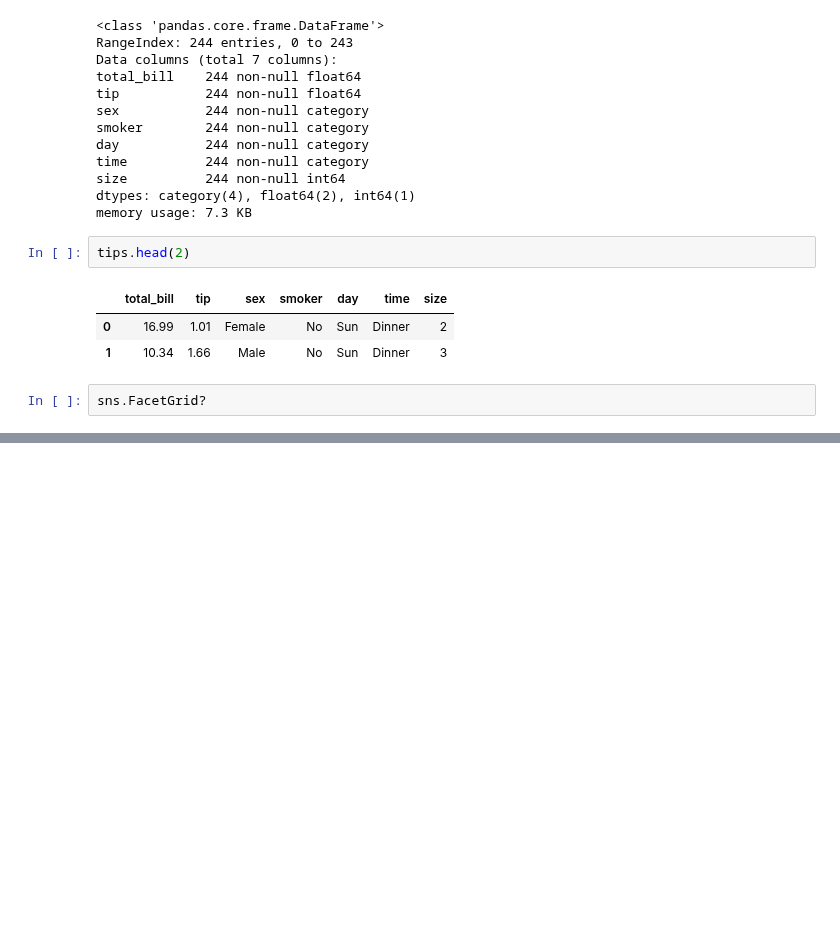
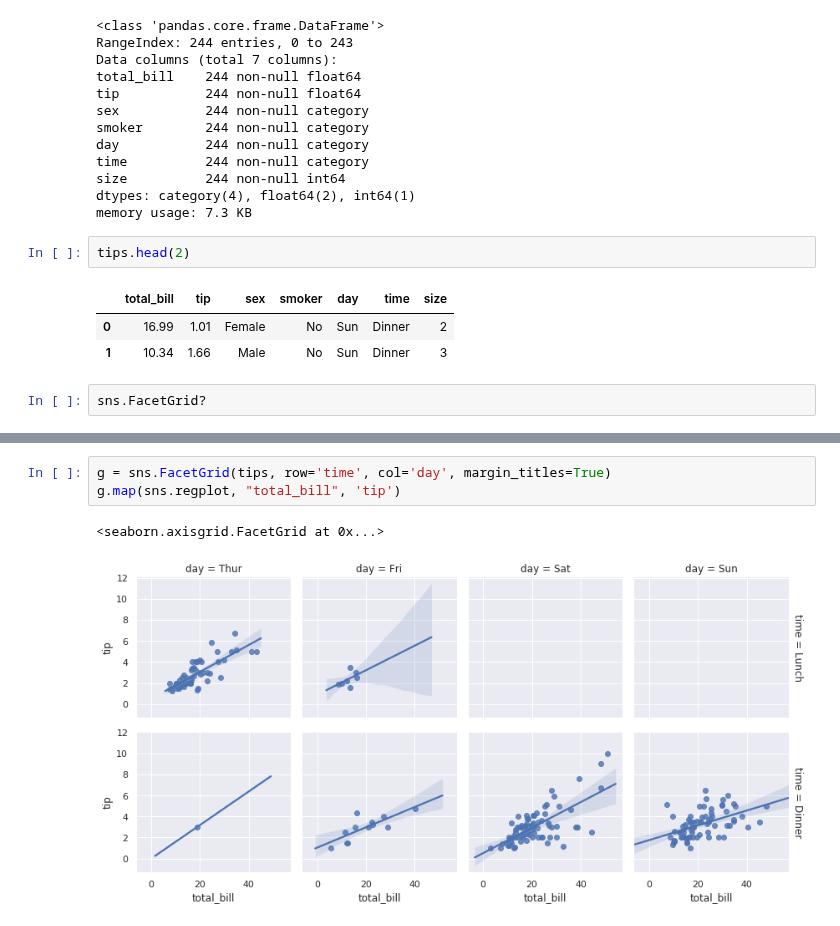
Before and after one commit to 951237/TIL, a Jupyter notebook: TIL_from_191115.ipynb, the cells around one changed output, grey strips where cells are left out. Saved outputs shown, nothing was run; the diff lists cells and outputs as text; blank space fills up the shorter version.

```diff
--- a/TIL_from_191115.ipynb
+++ b/TIL_from_191115.ipynb
@@ -751,0 +770,6 @@ g.map(plt.hist, "total_bill")
+# %%
+g = sns.FacetGrid(tips, row='time', col='day', margin_titles=True)
+g.map(sns.regplot, "total_bill", 'tip')
+# %% [output]
+<seaborn.axisgrid.FacetGrid at 0x...>
+[figure, added]
```
Also changed, not shown: parts of 15 cells of this notebook.
